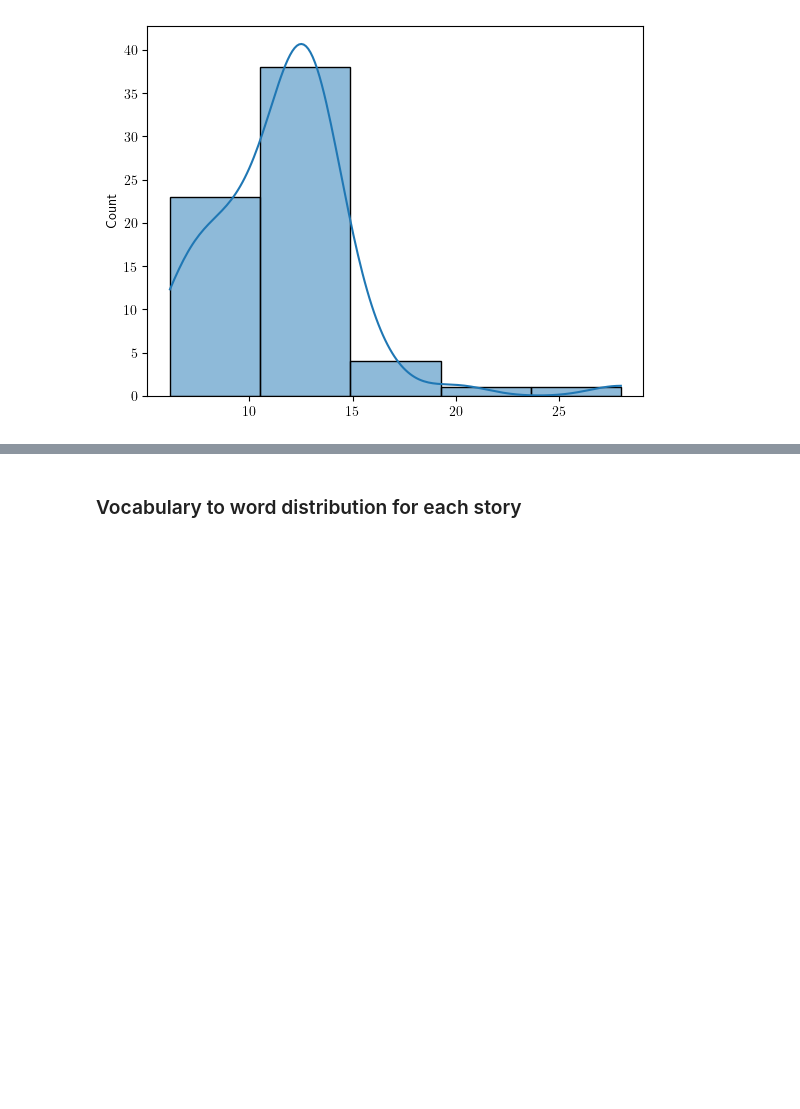
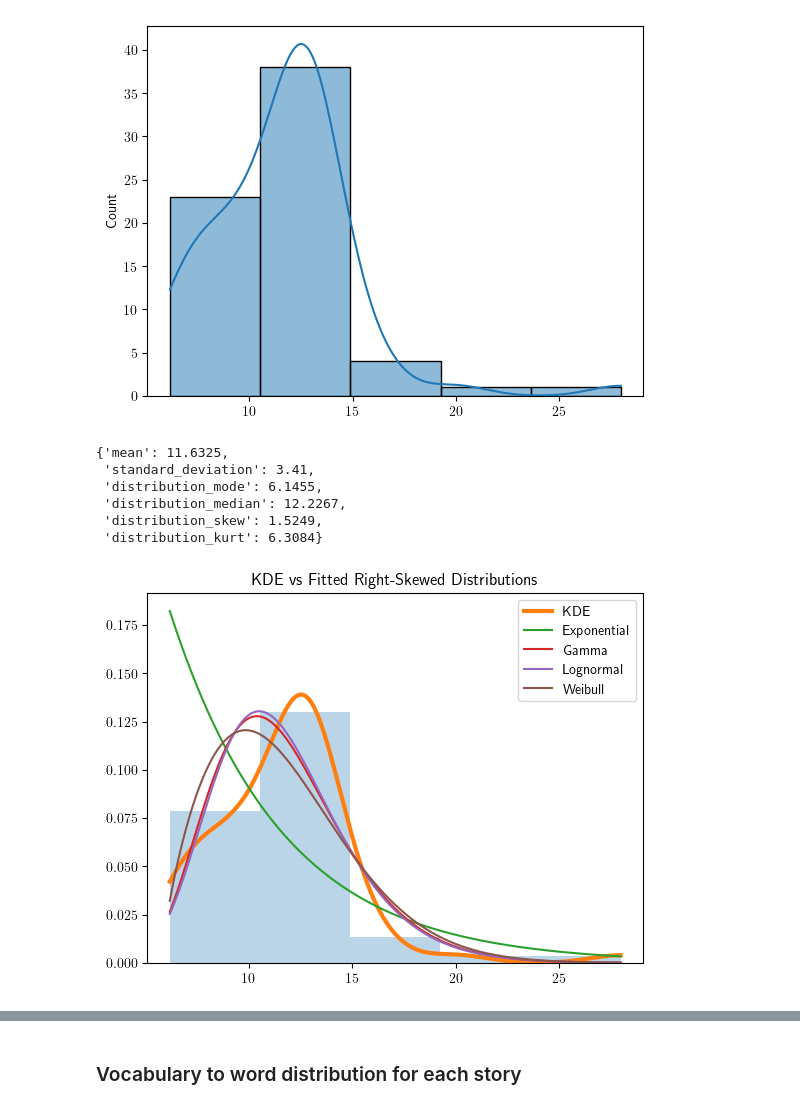
Before and after one commit to LFD103108/lovecraft, a Jupyter notebook: notebooks/05_text_analysis.ipynb, the cells around one changed output, grey strips where cells are left out. Cells and saved outputs as stored; diff of their text form; code cells hidden in the pictures; blank space fills up the shorter version.

```diff
--- a/notebooks/05_text_analysis.ipynb
+++ b/notebooks/05_text_analysis.ipynb
@@ -184,3 +181,57 @@ sns.histplot(vocabulary_to_sentence, kde= True, bins=5)
 plt.show()
 # %% [output]
 [figure]
+# %%
+text_tools.dist_statistics(vocabulary_to_sentence)
+# %% [output]
+{'mean': 11.6325,
+ 'standard_deviation': 3.41,
+ 'distribution_mode': 6.1455,
+ 'distribution_median': 12.2267,
+ 'distribution_skew': 1.5249,
+ 'distribution_kurt': 6.3084}
+# %%
+from scipy import stats
+
+fits = {}
+
+fits['expon'] = stats.expon.fit(vocabulary_to_sentence)
+fits['gamma'] = stats.gamma.fit(vocabulary_to_sentence)
+fits['lognorm'] = stats.lognorm.fit(vocabulary_to_sentence)
+fits['weibull'] = stats.weibull_min.fit(vocabulary_to_sentence)
+# %%
+from scipy import stats
+
+# Fit distributions
+fits = {
+    'Exponential': stats.expon.fit(vocabulary_to_sentence),
+    'Gamma': stats.gamma.fit(vocabulary_to_sentence),
+    'Lognormal': stats.lognorm.fit(vocabulary_to_sentence),
+    'Weibull': stats.weibull_min.fit(vocabulary_to_sentence)
+}
+
+x = np.linspace(min(vocabulary_to_sentence), max(vocabulary_to_sentence), 500)
+
+# KDE
+kde = stats.gaussian_kde(vocabulary_to_sentence)
+plt.hist(vocabulary_to_sentence, bins=5, density=True, alpha=0.3)
+plt.plot(x, kde(x), label='KDE', linewidth=3)
+
+# Overlay PDFs
+for name, params in fits.items():
+    if name == 'Weibull':
+        dist = stats.weibull_min
+    elif name == 'Lognormal':
+        dist = stats.lognorm
+    elif name == 'Gamma':
+        dist = stats.gamma
+    else:
+        dist = stats.expon
+
+    plt.plot(x, dist.pdf(x, *params), label=name)
+
+plt.legend()
+plt.title("KDE vs Fitted Right-Skewed Distributions")
+plt.show()
+# %% [output]
+[figure, added]
```
Also changed, not shown: parts of 24 cells of this notebook.
